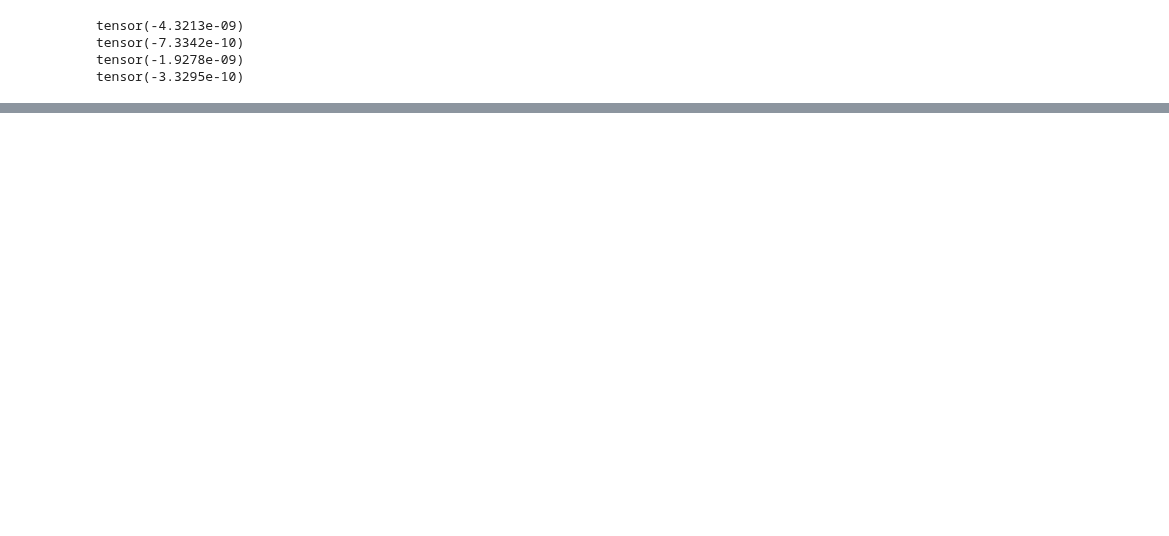
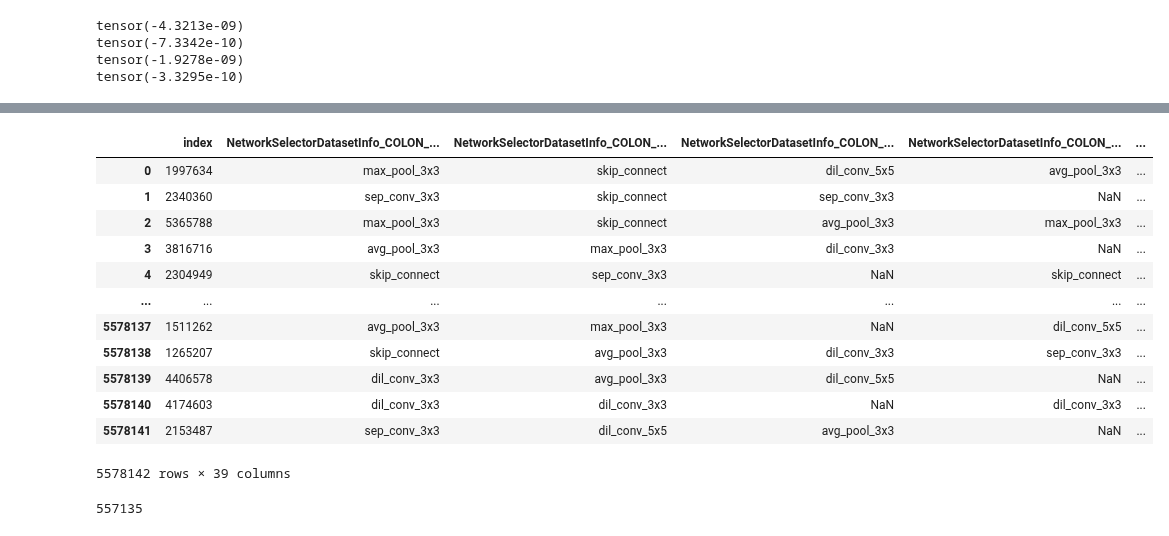
Before and after one commit to slds-lmu/yahpo_gym, a Jupyter notebook: yahpo_gym/notebooks/fit_surrogate.ipynb, the cells around one changed output, grey strips where cells are left out. Cells and saved outputs as stored; diff of their text form; code cells hidden in the pictures; blank space fills up the shorter version.

```diff
--- a/yahpo_gym/notebooks/fit_surrogate.ipynb
+++ b/yahpo_gym/notebooks/fit_surrogate.ipynb
@@ -117,0 +64,6 @@ tensor([ 0.0000e+00,  0.0000e+00,  5.9605e-08,  0.0000e+00,  0.0000e+00,
+# %%
+config = cfg('nb301')
+# %%
+dtypes = dict(zip(config.cat_names, ["object"] * len(config.cat_names)))
+df = pd.read_csv(config.get_path("dataset"), skipinitialspace=True,dtype=dtypes).sample(frac=1.).reset_index()
+df.reindex(columns=config.cat_names+config.cont_names+config.y_names)
@@ -117,0 +84,21 @@ tensor([ 0.0000e+00,  0.0000e+00,  5.9605e-08,  0.0000e+00,  0.0000e+00,
+# %%
+hpars = config.cont_names+config.cat_names
+[hpars.remove(fp) for fp in config.fidelity_params]
+tdf =df
+# %%
+df = tdf
+df
+# %% [output]
+|  | index | NetworkSelectorDatasetInfo_COLON_... | NetworkSelectorDatasetInfo_COLON_... | NetworkSelectorDatasetInfo_COLON_... | NetworkSelectorDatasetInfo_COLON_... | ... |
+| 0 | 1997634 | max_pool_3x3 | skip_connect | dil_conv_5x5 | avg_pool_3x3 | ... |
+| 1 | 2340360 | sep_conv_3x3 | skip_connect | sep_conv_3x3 | NaN | ... |
+| 2 | 5365788 | max_pool_3x3 | skip_connect | avg_pool_3x3 | max_pool_3x3 | ... |
+| 3 | 3816716 | avg_pool_3x3 | max_pool_3x3 | dil_conv_3x3 | NaN | ... |
+| 4 | 2304949 | skip_connect | sep_conv_3x3 | NaN | skip_connect | ... |
+| ... | ... | ... | ... | ... | ... | ... |
+| 5578137 | 1511262 | avg_pool_3x3 | max_pool_3x3 | NaN | dil_conv_5x5 | ... |
+| 5578138 | 1265207 | skip_connect | avg_pool_3x3 | dil_conv_3x3 | sep_conv_3x3 | ... |
+| 5578139 | 4406578 | dil_conv_3x3 | avg_pool_3x3 | dil_conv_5x5 | NaN | ... |
+| 5578140 | 4174603 | dil_conv_3x3 | dil_conv_3x3 | NaN | dil_conv_3x3 | ... |
+| 5578141 | 2153487 | sep_conv_3x3 | dil_conv_5x5 | avg_pool_3x3 | NaN | ... |
+5578142 rows × 39 columns
@@ -117,0 +110,10 @@ tensor([ 0.0000e+00,  0.0000e+00,  5.9605e-08,  0.0000e+00,  0.0000e+00,
+# %%
+frac = 0.1
+idx = pd.Int64Index([])
+for _, dfg in df.groupby(hpars):
+    # Sample index blocks
+    if random.random() <= frac:
+        idx = idx.append(dfg.index)
+print(len(idx))
+# %% [output]
+557135
```
Also changed, not shown: parts of 10 cells of this notebook, 1 other file.
